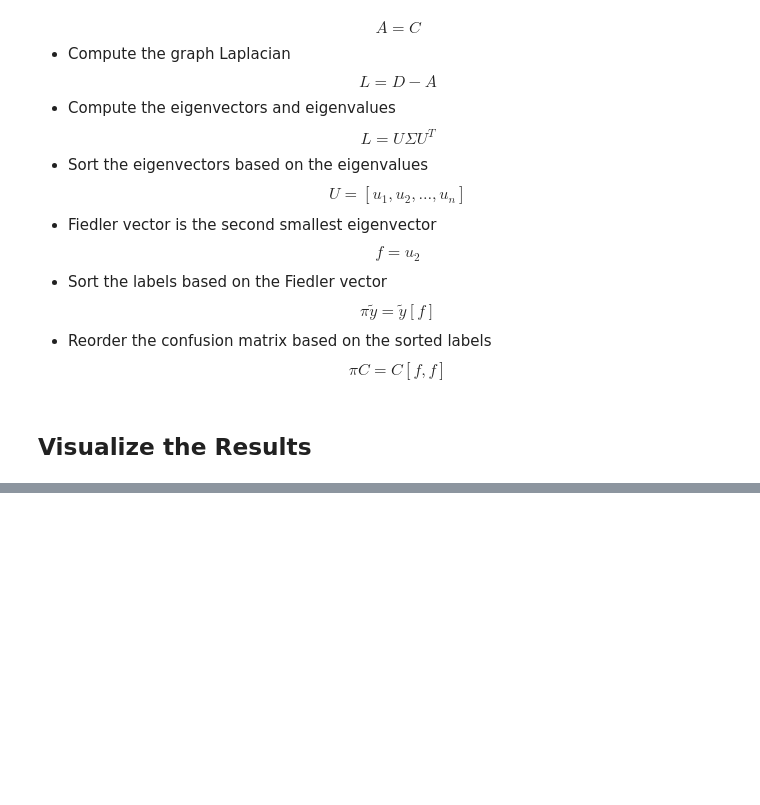
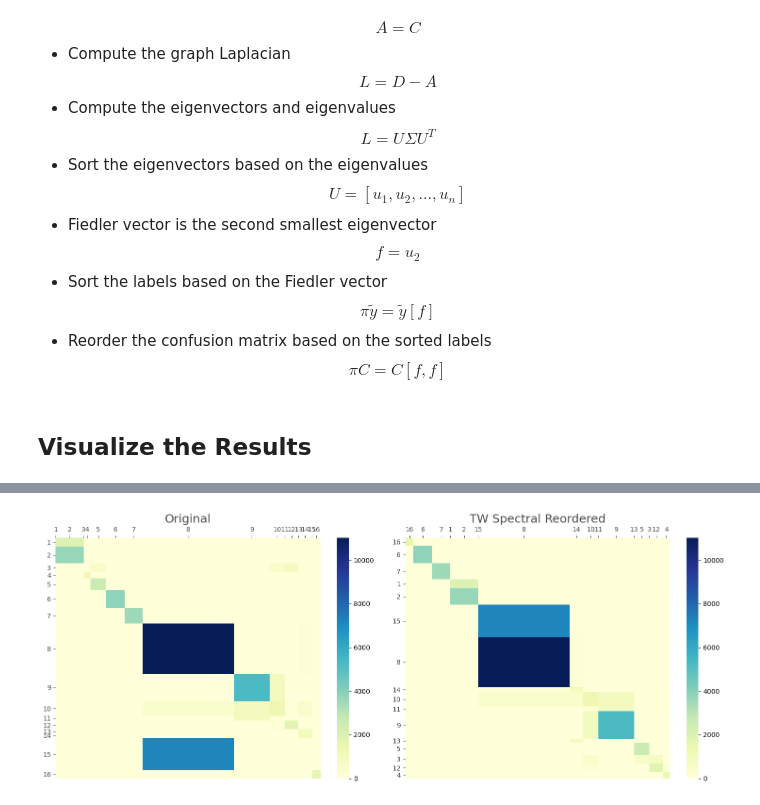
Before and after one commit to qqgjyx/mheatmap, a Jupyter notebook: docs/examples/spectral_permute.ipynb, the cells around one changed output, grey strips where cells are left out. Saved outputs shown, nothing was run; the diff lists cells and outputs as text; code cells hidden in the pictures; blank space fills up the shorter version.

```diff
--- a/docs/examples/spectral_permute.ipynb
+++ b/docs/examples/spectral_permute.ipynb
@@ -110,0 +111,27 @@ plt.show()
+# %%
+# spectral reordering
+reordered_mat, reordered_labels = spectral_permute(conf_mat, labels, mode='tw')
+# %%
+# Visualize original vs spectrally reordered matrices
+fig, (ax1, ax2) = plt.subplots(1, 2, figsize=(15, 6))
+
+mosaic_heatmap(conf_mat, ax=ax1, xticklabels=labels, yticklabels=labels, cmap="YlGnBu")
+ax1.set_title("Original", fontsize=18, color='#4A4A4A')  # Medium gray
+ax1.xaxis.set_ticks_position('top')
+ax1.tick_params(colors='#4A4A4A')
+
+mosaic_heatmap(
+    reordered_mat,
+    ax=ax2,
+    xticklabels=reordered_labels,
+    yticklabels=reordered_labels,
+    cmap="YlGnBu",
+)
+ax2.set_title("TW Spectral Reordered", fontsize=18, color='#4A4A4A')  # Medium gray
+ax2.xaxis.set_ticks_position('top')
+ax2.tick_params(colors='#4A4A4A')
+
+plt.tight_layout()
+plt.show()
+# %% [output]
+[figure, added]
```
Also changed, not shown: parts of 3 cells of this notebook, 4 other files.
